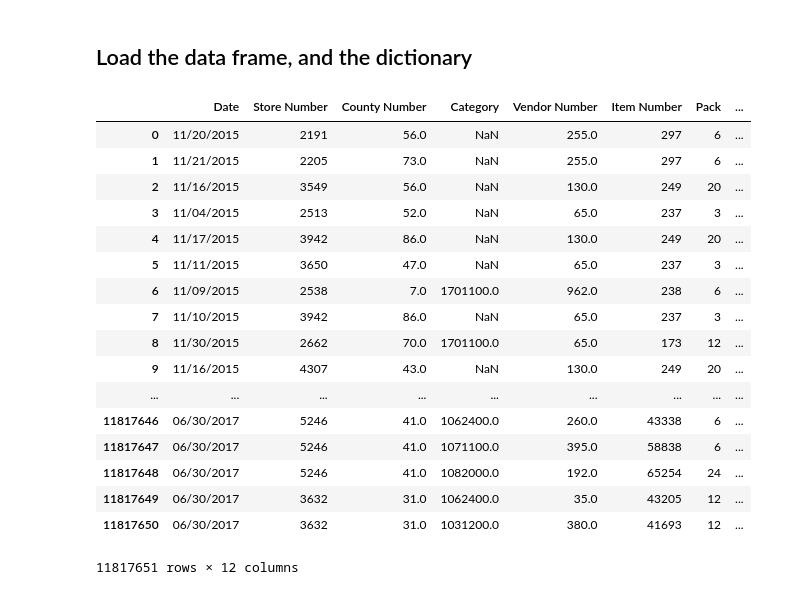
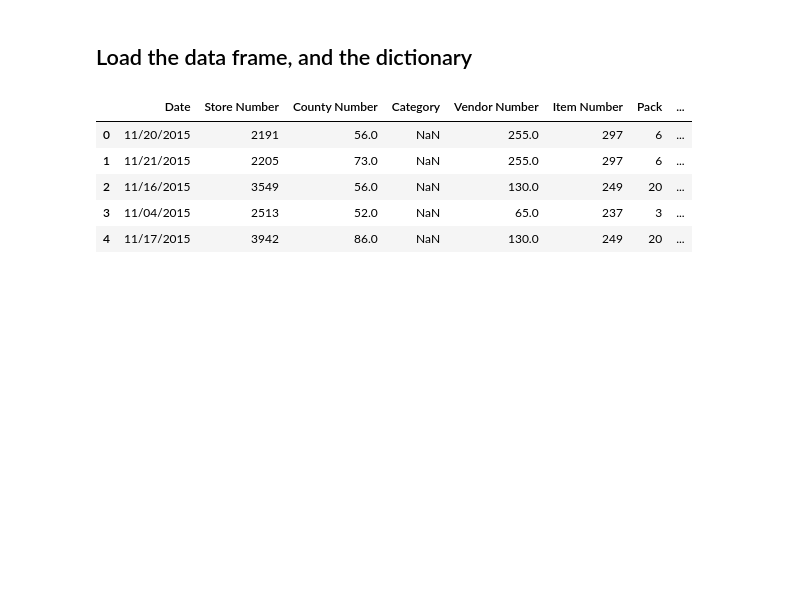
Before and after one commit to syedshabihhasan/IowaAlcoholSales, a Jupyter notebook: src/Notebooks/AlcoholSalesAnalysis.ipynb, the cells around one changed output. Drawn from its saved outputs; the diff is of its cells as text; code cells hidden in the pictures; blank space fills up the shorter version.

```diff
--- a/src/Notebooks/AlcoholSalesAnalysis.ipynb
+++ b/src/Notebooks/AlcoholSalesAnalysis.ipynb
@@ -5,26 +6,14 @@ import pickle
 ## Load the data frame, and the dictionary
 # %%
 df = pd.read_csv("../../data/compressed_Iowa_Alcohol.csv")
-df
+df.head()
 # %% [output]
 |  | Date | Store Number | County Number | Category | Vendor Number | Item Number | Pack | ... |
 | 0 | 11/20/2015 | 2191 | 56.0 | NaN | 255.0 | 297 | 6 | ... |
 | 1 | 11/21/2015 | 2205 | 73.0 | NaN | 255.0 | 297 | 6 | ... |
 | 2 | 11/16/2015 | 3549 | 56.0 | NaN | 130.0 | 249 | 20 | ... |
 | 3 | 11/04/2015 | 2513 | 52.0 | NaN | 65.0 | 237 | 3 | ... |
 | 4 | 11/17/2015 | 3942 | 86.0 | NaN | 130.0 | 249 | 20 | ... |
-| 5 | 11/11/2015 | 3650 | 47.0 | NaN | 65.0 | 237 | 3 | ... |
-| 6 | 11/09/2015 | 2538 | 7.0 | 1701100.0 | 962.0 | 238 | 6 | ... |
-| 7 | 11/10/2015 | 3942 | 86.0 | NaN | 65.0 | 237 | 3 | ... |
-| 8 | 11/30/2015 | 2662 | 70.0 | 1701100.0 | 65.0 | 173 | 12 | ... |
-| 9 | 11/16/2015 | 4307 | 43.0 | NaN | 130.0 | 249 | 20 | ... |
-| ... | ... | ... | ... | ... | ... | ... | ... | ... |
-| 11817646 | 06/30/2017 | 5246 | 41.0 | 1062400.0 | 260.0 | 43338 | 6 | ... |
-| 11817647 | 06/30/2017 | 5246 | 41.0 | 1071100.0 | 395.0 | 58838 | 6 | ... |
-| 11817648 | 06/30/2017 | 5246 | 41.0 | 1082000.0 | 192.0 | 65254 | 24 | ... |
-| 11817649 | 06/30/2017 | 3632 | 31.0 | 1062400.0 | 35.0 | 43205 | 12 | ... |
-| 11817650 | 06/30/2017 | 3632 | 31.0 | 1031200.0 | 380.0 | 41693 | 12 | ... |
-11817651 rows × 12 columns
 # %%
 with open("../../data/all_dict.dat", "rb") as f:
     all_dict = pickle.load(f)
```
Also changed, not shown: parts of 11 cells of this notebook.
